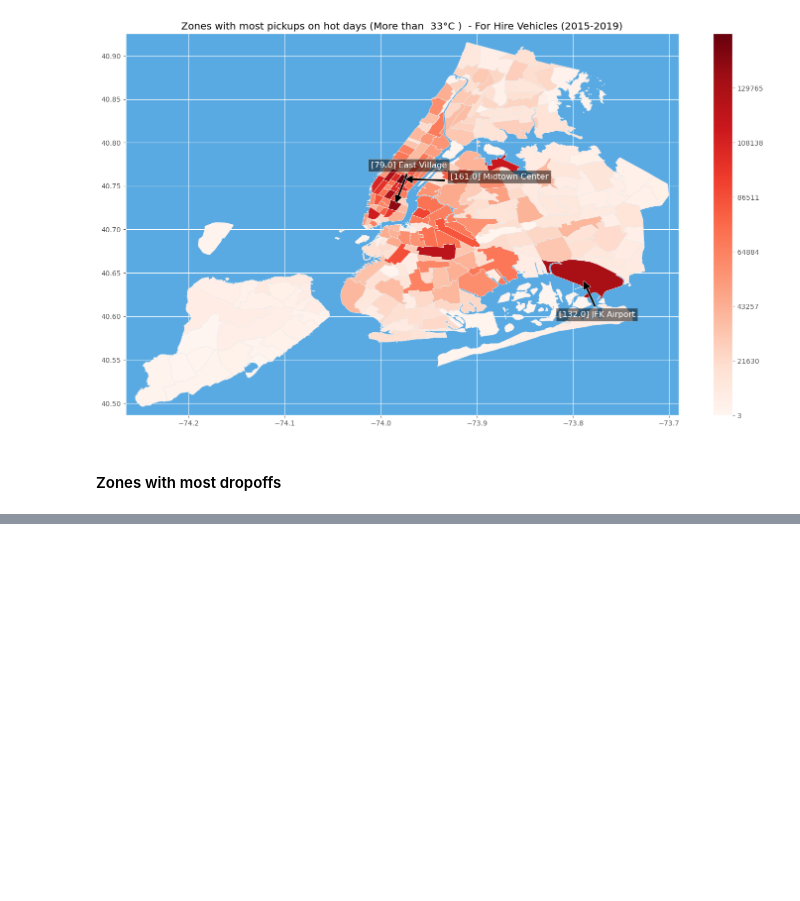
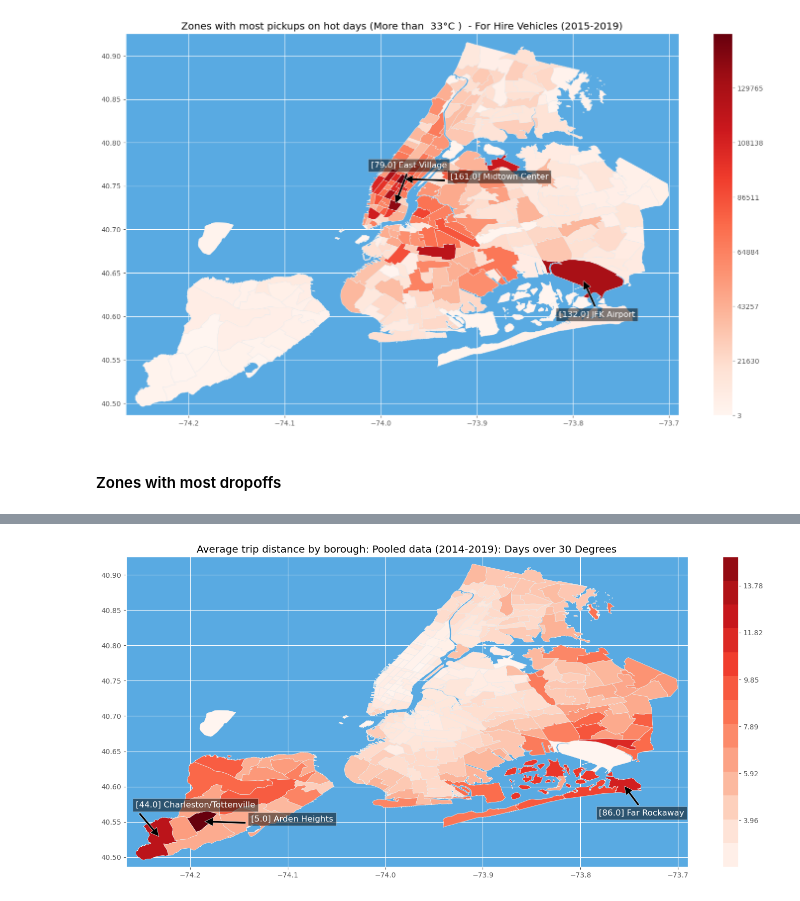
Before and after one commit to maxxxbb/mobility_heat, a Jupyter notebook: Pickup_Maps.ipynb, the cells around one changed output, grey strips where cells are left out. Drawn from its saved outputs; the diff is of its cells as text; code cells hidden in the pictures; blank space fills up the shorter version.

```diff
--- a/Pickup_Maps.ipynb
+++ b/Pickup_Maps.ipynb
@@ -311,0 +314,30 @@ draw_zone_map(ax, sf, heat=PUcount_green, text=PUtop3_green.index.tolist())
+# %%
+pooled = pd.read_csv("Pooled_data/data_regression_PU.csv")
+
+# only consider days where tmax_obs is higher than 30
+pooled = pooled[pooled['tmax_obs']>=30]
+
+# Calculate the 99.9th percentile value
+outlier_threshold = pooled['trip_distance_mean'].quantile(0.999)
+
+# Drop rows where 'trip_distance_mean' is greater than the outlier threshold or equal to zero
+pooled = pooled[(pooled['trip_distance_mean'] <= outlier_threshold) & (pooled['trip_distance_mean'] >= 0)]
+
+
+
+pooled_distance = pooled.groupby("PULocationID").agg({"trip_distance_mean": "mean"}).reset_index()
+
+
+
+pooled_distance = pooled_distance.merge(df_loc[["borough", "location_i", "zone"]], left_on="PULocationID", right_on="location_i").drop("PULocationID", axis=1)
+
+
+PUtop3_distance = pooled_distance.sort_values(by=['trip_distance_mean'], ascending=False).set_index("location_i").head(3)
+# %%
+distance_dict = dict(zip(pooled_distance['location_i'].tolist(),pooled_distance['trip_distance_mean'].tolist()))
+
+fig, ax = plt.subplots(nrows=1, ncols=1, figsize=(18,8))
+ax.set_title("Average trip distance by borough: Pooled data (2014-2019): Days over 30 Degrees")
+draw_zone_map(ax, sf, heat=distance_dict, text=PUtop3_distance.index.tolist())
+# %% [output]
+[figure, added]
```
Also changed, not shown: parts of 8 cells of this notebook, 20 other files.
